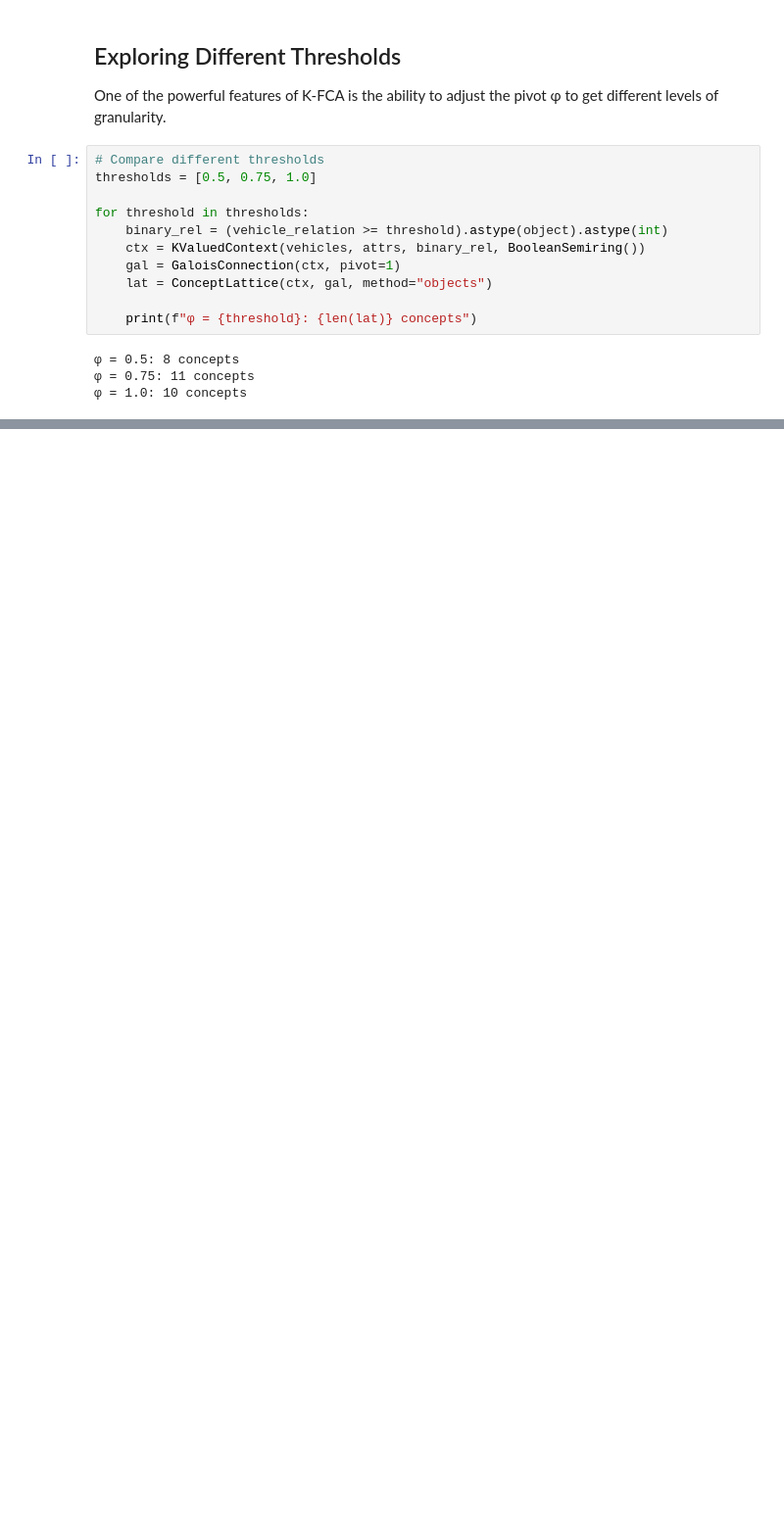
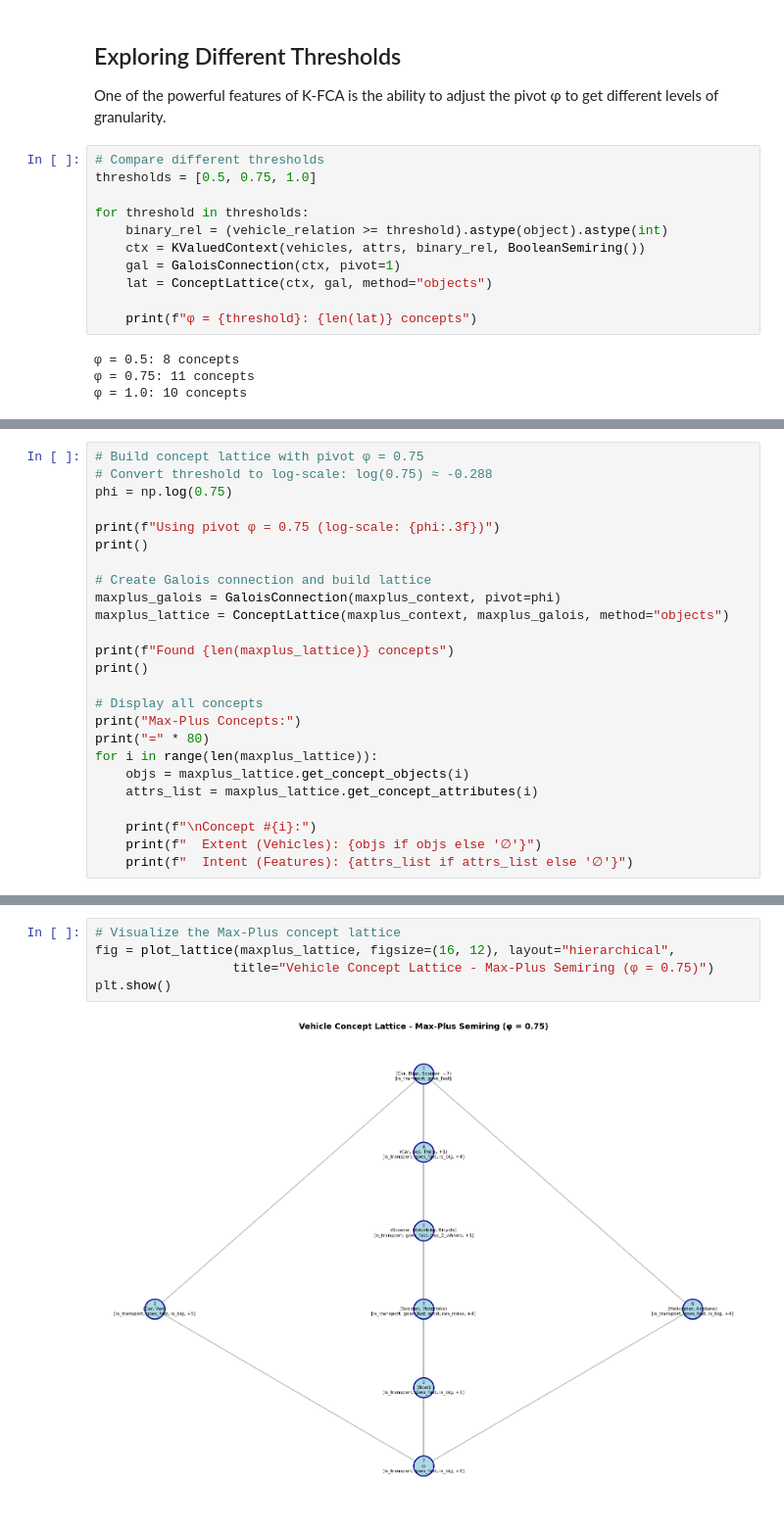
Before and after one commit to rohitidke/k-fca-prototype, a Jupyter notebook: examples/tutorial.ipynb, the cells around one changed output, grey strips where cells are left out. Shown at 98% size. Saved outputs shown, nothing was run; the diff lists cells and outputs as text; blank space fills up the shorter version.

```diff
--- a/examples/tutorial.ipynb
+++ b/examples/tutorial.ipynb
@@ -281,0 +369,25 @@ Try experimenting with:
+# %%
+# Build concept lattice with pivot φ = 0.75
+# Convert threshold to log-scale: log(0.75) ≈ -0.288
+phi = np.log(0.75)
+
+print(f"Using pivot φ = 0.75 (log-scale: {phi:.3f})")
+print()
+
+# Create Galois connection and build lattice
+maxplus_galois = GaloisConnection(maxplus_context, pivot=phi)
+maxplus_lattice = ConceptLattice(maxplus_context, maxplus_galois, method="objects")
+
+print(f"Found {len(maxplus_lattice)} concepts")
+print()
+
+# Display all concepts
+print("Max-Plus Concepts:")
+print("=" * 80)
+for i in range(len(maxplus_lattice)):
+    objs = maxplus_lattice.get_concept_objects(i)
+    attrs_list = maxplus_lattice.get_concept_attributes(i)
+
+    print(f"\nConcept #{i}:")
+    print(f"  Extent (Vehicles): {objs if objs else '∅'}")
+    print(f"  Intent (Features): {attrs_list if attrs_list else '∅'}")
@@ -281,0 +412,7 @@ Try experimenting with:
+# %%
+# Visualize the Max-Plus concept lattice
+fig = plot_lattice(maxplus_lattice, figsize=(16, 12), layout="hierarchical",
+                  title="Vehicle Concept Lattice - Max-Plus Semiring (φ = 0.75)")
+plt.show()
+# %% [output]
+[figure, added]
```
Also changed, not shown: parts of 14 cells of this notebook, 7 other files.
